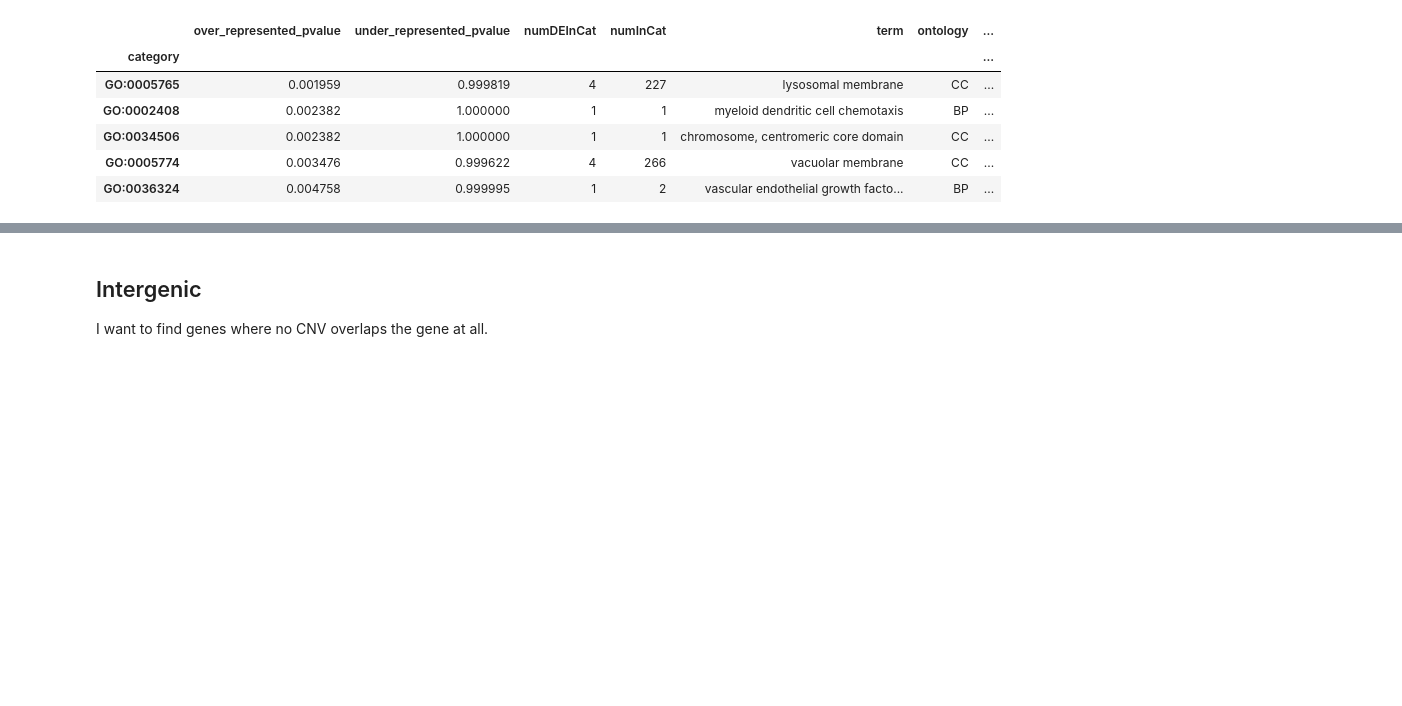
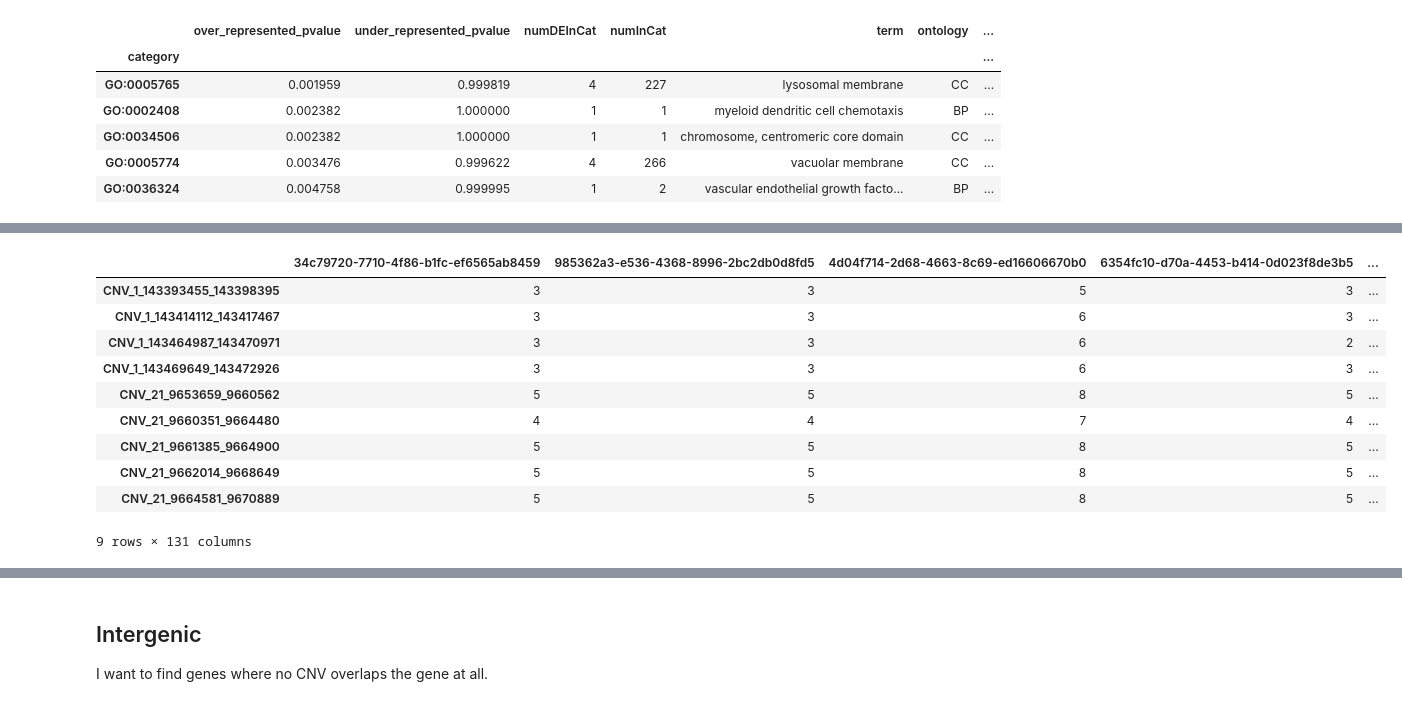
Before and after one commit to frazer-lab/cardips-ipsc-eqtl, a Jupyter notebook: notebooks/mCNV Analysis.ipynb, the cells around one changed output, grey strips where cells are left out. Saved outputs shown, nothing was run; the diff lists cells and outputs as text; code cells hidden in the pictures; blank space fills up the shorter version.

```diff
--- a/notebooks/mCNV Analysis.ipynb
+++ b/notebooks/mCNV Analysis.ipynb
@@ -424,0 +479,24 @@ go_res.head()
+# %%
+s = {'CNV_1_143393455_143398395',
+ 'CNV_1_143414112_143417467',
+ 'CNV_1_143464987_143470971',
+ 'CNV_1_143469649_143472926',
+ 'CNV_21_9653659_9660562',
+ 'CNV_21_9660351_9664480',
+ 'CNV_21_9661385_9664900',
+ 'CNV_21_9662014_9668649',
+ 'CNV_21_9664581_9670889'}
+# %%
+mcnvs_f.ix[sorted(list(s))]
+# %% [output]
+|  | 34c79720-7710-4f86-b1fc-ef6565ab8459 | 985362a3-e536-4368-8996-2bc2db0d8fd5 | 4d04f714-2d68-4663-8c69-ed16606670b0 | 6354fc10-d70a-4453-b414-0d023f8de3b5 | ... |
+| CNV_1_143393455_143398395 | 3 | 3 | 5 | 3 | ... |
+| CNV_1_143414112_143417467 | 3 | 3 | 6 | 3 | ... |
+| CNV_1_143464987_143470971 | 3 | 3 | 6 | 2 | ... |
+| CNV_1_143469649_143472926 | 3 | 3 | 6 | 3 | ... |
+| CNV_21_9653659_9660562 | 5 | 5 | 8 | 5 | ... |
+| CNV_21_9660351_9664480 | 4 | 4 | 7 | 4 | ... |
+| CNV_21_9661385_9664900 | 5 | 5 | 8 | 5 | ... |
+| CNV_21_9662014_9668649 | 5 | 5 | 8 | 5 | ... |
+| CNV_21_9664581_9670889 | 5 | 5 | 8 | 5 | ... |
+9 rows × 131 columns
```
Also changed, not shown: parts of 33 cells of this notebook.
